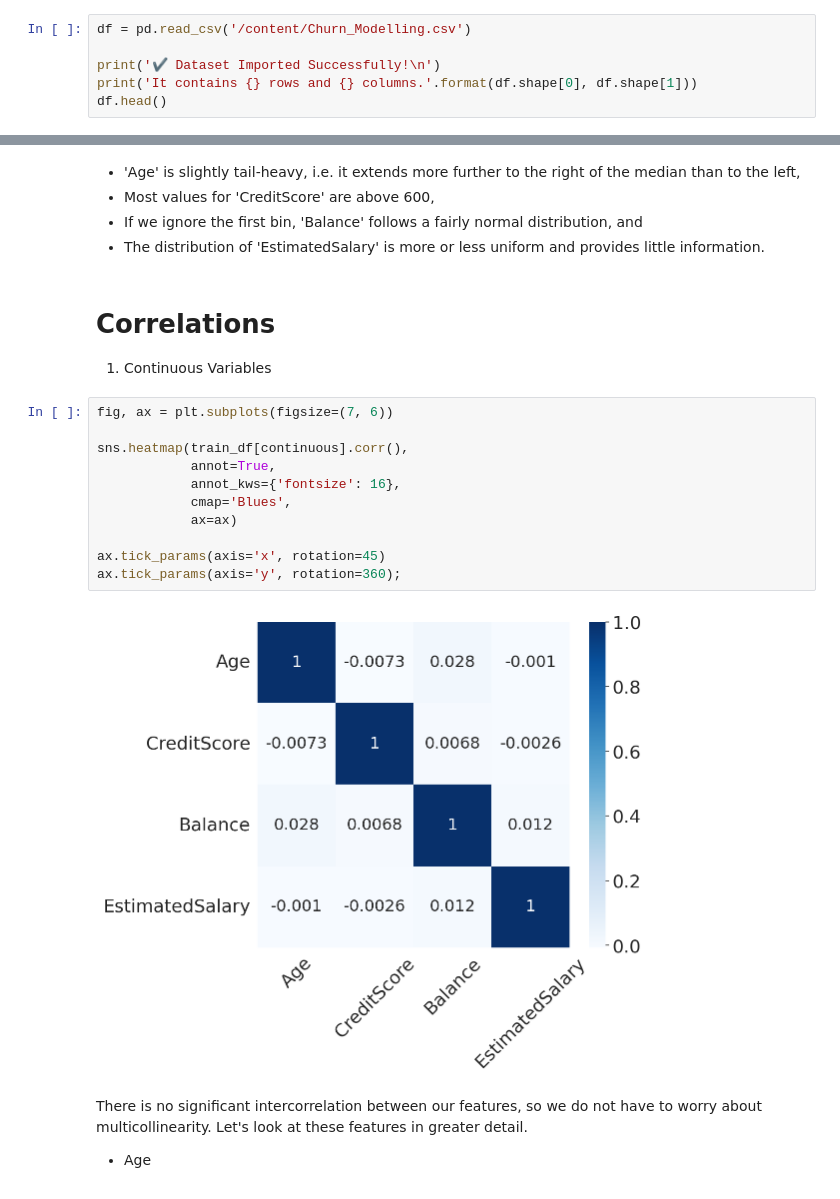
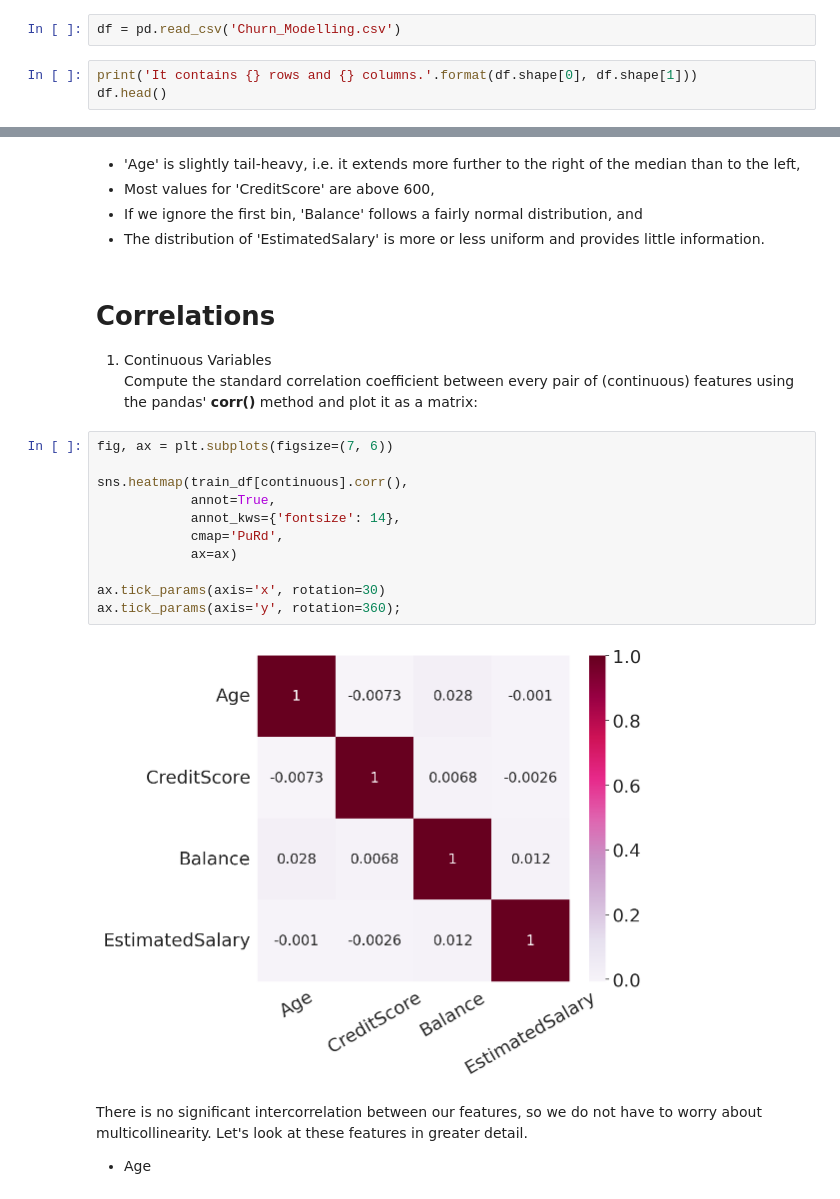
Before and after one commit to EnteringtheQuantumRealm/Classification, a Jupyter notebook: Bank_Predicting_Customer_Churn.ipynb, the cells around one changed output, grey strips where cells are left out. Drawn from its saved outputs; the diff is of its cells as text.

```diff
--- a/Bank_Predicting_Customer_Churn.ipynb
+++ b/Bank_Predicting_Customer_Churn.ipynb
@@ -354,7 +353,6 @@ IOError: Could not find kaggle.json. Make sure it's located in /root/.kaggle. Or
+# %%
+df = pd.read_csv('Churn_Modelling.csv')
 # %%
-df = pd.read_csv('/content/Churn_Modelling.csv')
-
-print('✔️ Dataset Imported Successfully!\n')
 print('It contains {} rows and {} columns.'.format(df.shape[0], df.shape[1]))
 df.head()
 # %% [output]
@@ -487,23 +487,24 @@ train_df[continuous].hist(figsize=(12, 10),
 * Most values for 'CreditScore' are above 600,
 * If we ignore the first bin, 'Balance' follows a fairly normal distribution, and
 * The distribution of 'EstimatedSalary' is more or less uniform and provides little information.
-# %% [markdown]
-# Correlations
-
-1) Continuous Variables
+# %% [markdown]
+# Correlations
+
+1) Continuous Variables
+Compute the standard correlation coefficient between every pair of (continuous) features using the pandas' **corr()** method and plot it as a matrix:
 # %%
 fig, ax = plt.subplots(figsize=(7, 6))
 
 sns.heatmap(train_df[continuous].corr(),
             annot=True,
-            annot_kws={'fontsize': 16},
-            cmap='Blues',
+            annot_kws={'fontsize': 14},
+            cmap='PuRd',
             ax=ax)
 
-ax.tick_params(axis='x', rotation=45)
+ax.tick_params(axis='x', rotation=30)
 ax.tick_params(axis='y', rotation=360);
 # %% [output]
-[figure, old version]
+[figure, new version]
 # %% [markdown]
 There is no significant intercorrelation between our features, so we do not have to worry about multicollinearity. Let's look at these features in greater detail.
 
```
Also changed, not shown: parts of 75 cells of this notebook.
